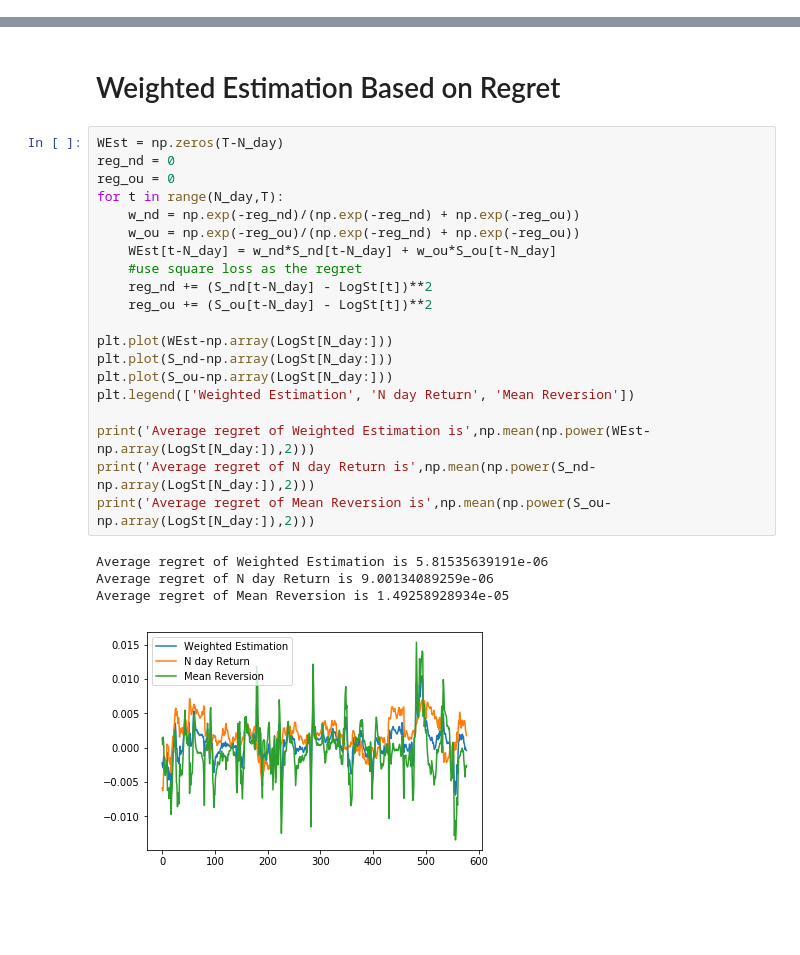
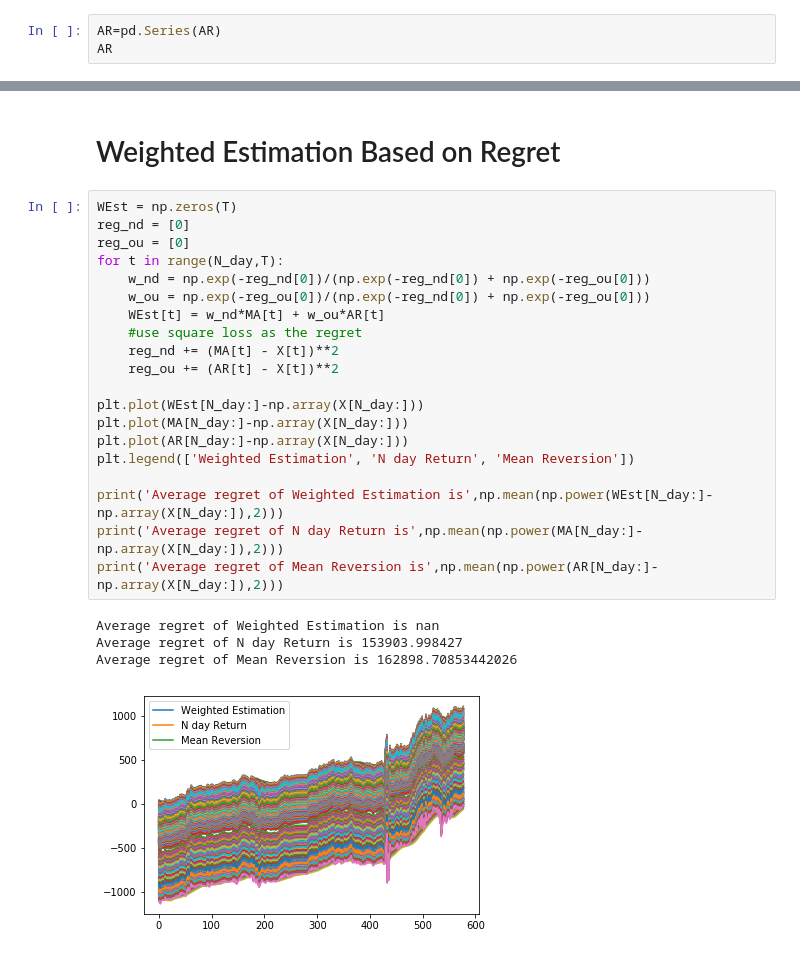
Before and after one commit to YangZhou7/Multi-Armed-Bandit-, a Jupyter notebook: WeightedEstimation.ipynb, the cells around one changed output, grey strips where cells are left out. Cells and saved outputs as stored; diff of their text form; blank space fills up the shorter version.

```diff
--- a/WeightedEstimation.ipynb
+++ b/WeightedEstimation.ipynb
@@ -66,0 +104,3 @@ for t in range(N_day,T):
+# %%
+AR=pd.Series(AR)
+AR
@@ -86,27 +151,27 @@ plt.legend(['N day Return', 'Mean Reversion'])
 # %% [markdown]
 # Weighted Estimation Based on Regret
 # %%
-WEst = np.zeros(T-N_day)
-reg_nd = 0
-reg_ou = 0
+WEst = np.zeros(T)
+reg_nd = [0]
+reg_ou = [0]
 for t in range(N_day,T):
-    w_nd = np.exp(-reg_nd)/(np.exp(-reg_nd) + np.exp(-reg_ou))
-    w_ou = np.exp(-reg_ou)/(np.exp(-reg_nd) + np.exp(-reg_ou))
-    WEst[t-N_day] = w_nd*S_nd[t-N_day] + w_ou*S_ou[t-N_day]
+    w_nd = np.exp(-reg_nd[0])/(np.exp(-reg_nd[0]) + np.exp(-reg_ou[0]))
+    w_ou = np.exp(-reg_ou[0])/(np.exp(-reg_nd[0]) + np.exp(-reg_ou[0]))
+    WEst[t] = w_nd*MA[t] + w_ou*AR[t]
     #use square loss as the regret
-    reg_nd += (S_nd[t-N_day] - LogSt[t])**2
-    reg_ou += (S_ou[t-N_day] - LogSt[t])**2
+    reg_nd += (MA[t] - X[t])**2
+    reg_ou += (AR[t] - X[t])**2
 
-plt.plot(WEst-np.array(LogSt[N_day:]))
-plt.plot(S_nd-np.array(LogSt[N_day:]))
-plt.plot(S_ou-np.array(LogSt[N_day:]))
+plt.plot(WEst[N_day:]-np.array(X[N_day:]))
+plt.plot(MA[N_day:]-np.array(X[N_day:]))
+plt.plot(AR[N_day:]-np.array(X[N_day:]))
 plt.legend(['Weighted Estimation', 'N day Return', 'Mean Reversion'])
 
-print('Average regret of Weighted Estimation is',np.mean(np.power(WEst-np.array(LogSt[N_day:]),2)))
-print('Average regret of N day Return is',np.mean(np.power(S_nd-np.array(LogSt[N_day:]),2)))
-print('Average regret of Mean Reversion is',np.mean(np.power(S_ou-np.array(LogSt[N_day:]),2)))
+print('Average regret of Weighted Estimation is',np.mean(np.power(WEst[N_day:]-np.array(X[N_day:]),2)))
+print('Average regret of N day Return is',np.mean(np.power(MA[N_day:]-np.array(X[N_day:]),2)))
+print('Average regret of Mean Reversion is',np.mean(np.power(AR[N_day:]-np.array(X[N_day:]),2)))
 # %% [output]
-Average regret of Weighted Estimation is 5.81535639191e-06
-Average regret of N day Return is 9.00134089259e-06
-Average regret of Mean Reversion is 1.49258928934e-05
+Average regret of Weighted Estimation is nan
+Average regret of N day Return is 153903.998427
+Average regret of Mean Reversion is 162898.70853442026
-[figure, old version]
+[figure, new version]
```
Also changed, not shown: parts of 13 cells of this notebook.
